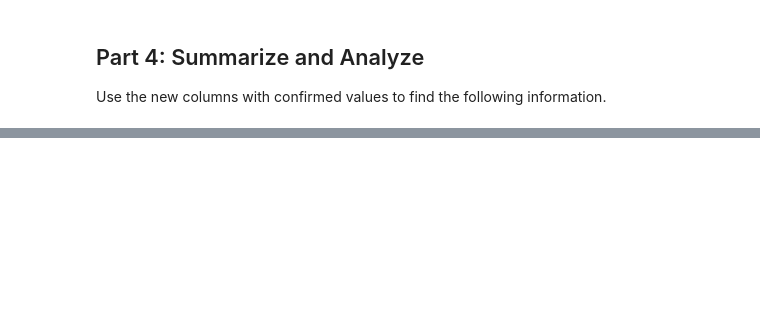
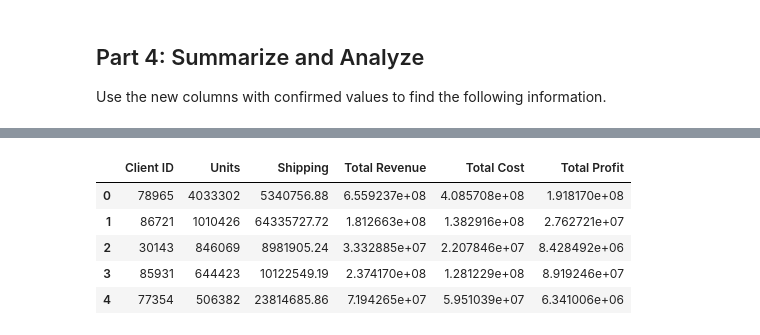
Before and after one commit to NyGiantsNick/pandas-challenge-1, a Jupyter notebook: Starter_Code/module_4_challenge.ipynb, the cells around one changed output, grey strips where cells are left out. Cells and saved outputs as stored; diff of their text form; code cells hidden in the pictures; blank space fills up the shorter version.

```diff
--- a/Starter_Code/module_4_challenge.ipynb
+++ b/Starter_Code/module_4_challenge.ipynb
@@ -285,6 +372,23 @@ IndexError: positional indexers are out-of-bounds
 # %%
 # Format the data and rename the columns
 # to names suitable for presentation.
 # Currency should be in millions of dollars.
+summary_df = summary_df.rename(columns={
+                               'client_id' : 'Client ID',
+                               'qty' : 'Units',
+                               'shipping_price' : 'Shipping',
+                               'total_price': 'Total Revenue',
+                               'true_cost' : 'Total Cost',
+                               'line_profit' : 'Total Profit'})
+
+
+summary_df.head()
+# %% [output]
+|  | Client ID | Units | Shipping | Total Revenue | Total Cost | Total Profit |
+| 0 | 78965 | 4033302 | 5340756.88 | 6.559237e+08 | 4.085708e+08 | 1.918170e+08 |
+| 1 | 86721 | 1010426 | 64335727.72 | 1.812663e+08 | 1.382916e+08 | 2.762721e+07 |
+| 2 | 30143 | 846069 | 8981905.24 | 3.332885e+07 | 2.207846e+07 | 8.428492e+06 |
+| 3 | 85931 | 644423 | 10122549.19 | 2.374170e+08 | 1.281229e+08 | 8.919246e+07 |
+| 4 | 77354 | 506382 | 23814685.86 | 7.194265e+07 | 5.951039e+07 | 6.341006e+06 |
 # %%
 # Sort the updated data by "Total Profit" form highest to lowest
```
Also changed, not shown: parts of 22 cells of this notebook, 1 other file.
